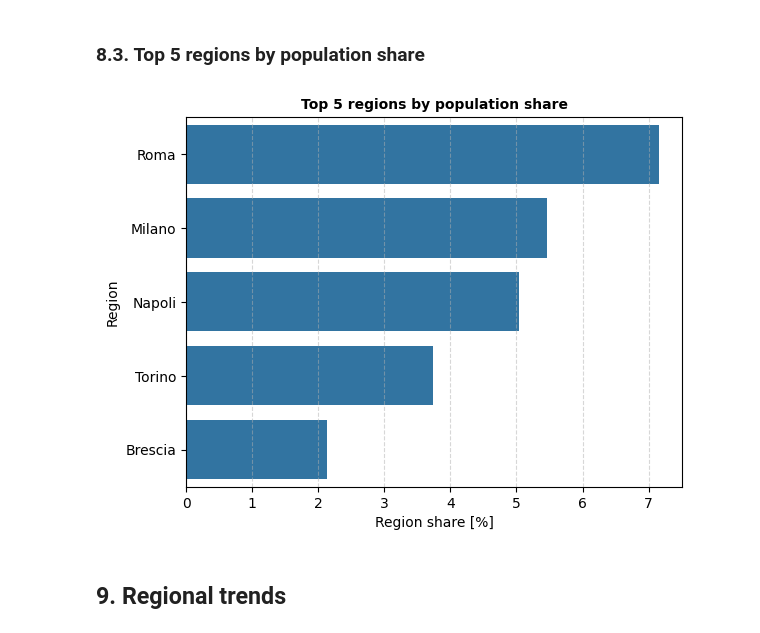
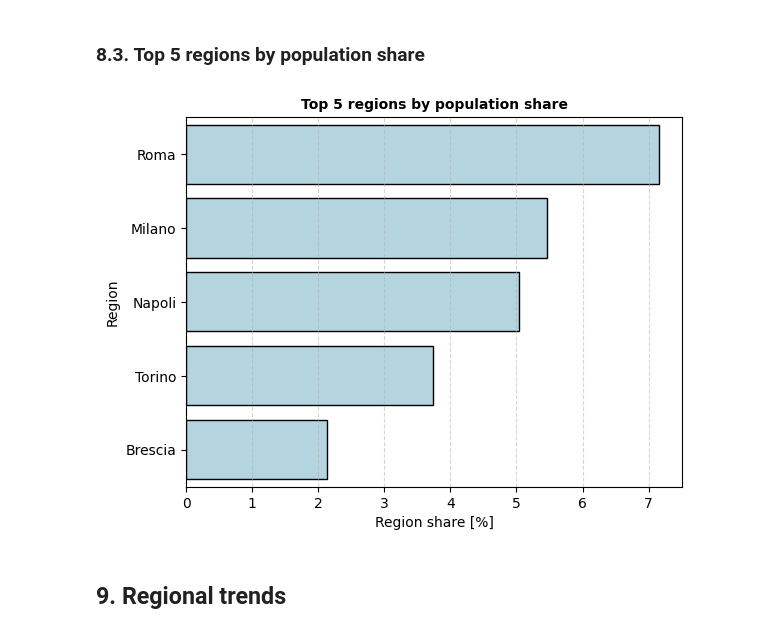
Before and after one commit to kszlosarczyk/Italian-Population-Analysis, a Jupyter notebook: main.ipynb, the cells around one changed output. Cells and saved outputs as stored; diff of their text form; code cells hidden in the pictures.

```diff
--- a/main.ipynb
+++ b/main.ipynb
@@ -361,24 +363,26 @@ display(region_population_extremes_all_time)
 # %%
 region_population_share_df = population_2023_df[['Region','Total']]
 region_population_share_df['Region_share_%'] = region_population_share_df['Total'] / region_population_share_df['Total'].sum() * 100
 top5_regions_df = region_population_share_df.nlargest(5, 'Total')
 
 sns.barplot(
     data=top5_regions_df,
     x='Region_share_%',
-    y='Region'
+    y='Region',
+    color = 'lightblue',
+    edgecolor = 'black'
 )
 
 plt.xlabel('Region share [%]')
 plt.title("Top 5 regions by population share",
     fontsize=10,
     fontweight='bold')
 
 plt.grid(axis='x', linestyle='--', alpha=0.5)
 
 plt.show()
 # %% [output]
-[figure, old version]
+[figure, new version]
 # %% [markdown]
 ## 9. Regional trends
 # %% [markdown]
```
Also changed, not shown: parts of 3 cells of this notebook, 1 other file.
